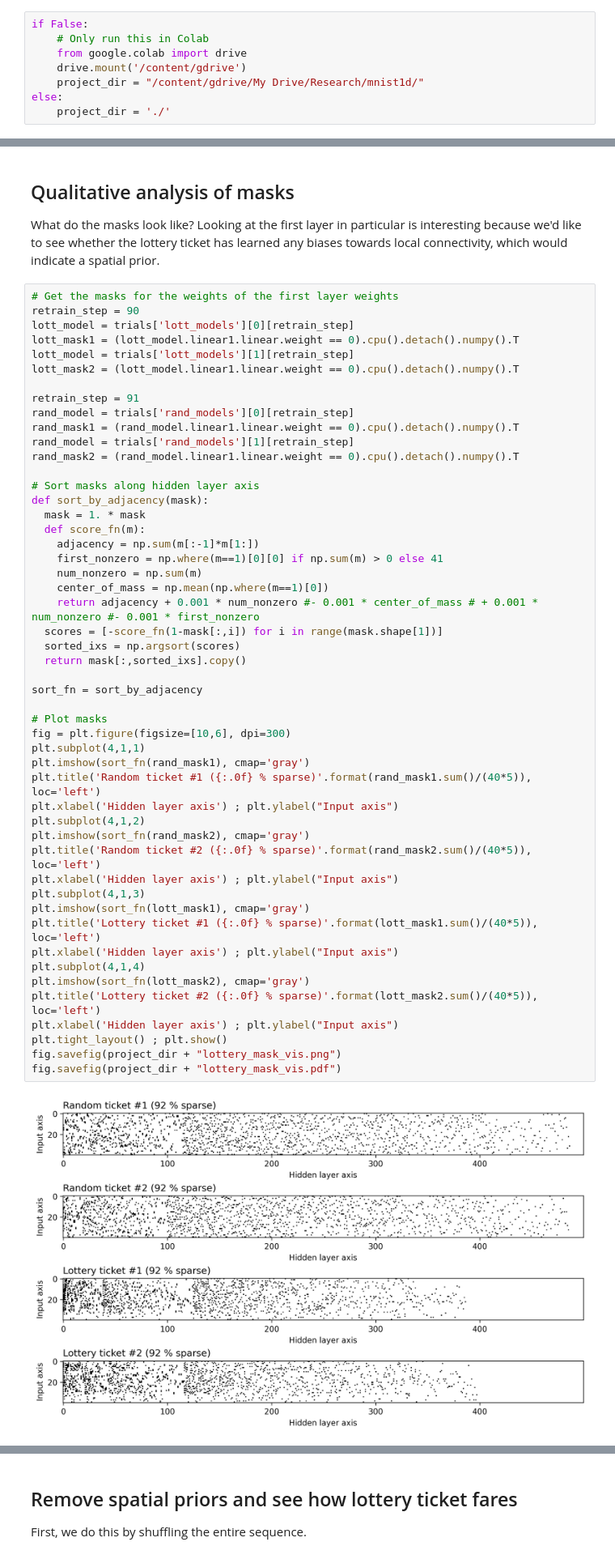
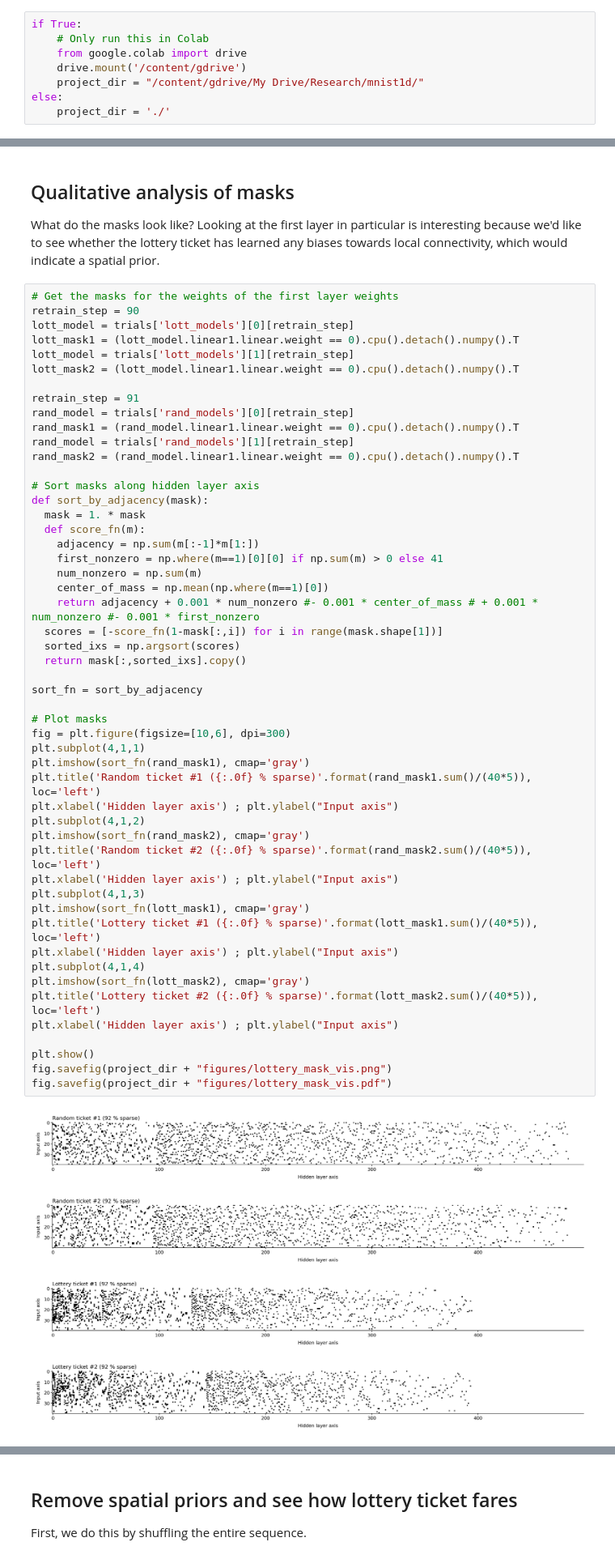
Before and after one commit to greydanus/mnist1d, a Jupyter notebook: notebooks/5. lottery_tickets.ipynb, the cells around one changed output, grey strips where cells are left out. Shown at 81% size. Cells and saved outputs as stored; diff of their text form.

```diff
--- a/notebooks/5. lottery_tickets.ipynb
+++ b/notebooks/5. lottery_tickets.ipynb
@@ -30,7 +30,7 @@ Using: cpu
 # %% [markdown]
 ## Only run this if you're in Google Colab
 # %%
-if False:
+if True:
     # Only run this in Colab
     from google.colab import drive
     drive.mount('/content/gdrive')
@@ -325,37 +329,38 @@ def sort_by_adjacency(mask):
     adjacency = np.sum(m[:-1]*m[1:])
     first_nonzero = np.where(m==1)[0][0] if np.sum(m) > 0 else 41
     num_nonzero = np.sum(m)
     center_of_mass = np.mean(np.where(m==1)[0])
     return adjacency + 0.001 * num_nonzero #- 0.001 * center_of_mass # + 0.001 * num_nonzero #- 0.001 * first_nonzero
   scores = [-score_fn(1-mask[:,i]) for i in range(mask.shape[1])]
   sorted_ixs = np.argsort(scores)
   return mask[:,sorted_ixs].copy()
 
 sort_fn = sort_by_adjacency
 
 # Plot masks
 fig = plt.figure(figsize=[10,6], dpi=300)
 plt.subplot(4,1,1)
 plt.imshow(sort_fn(rand_mask1), cmap='gray')
 plt.title('Random ticket #1 ({:.0f} % sparse)'.format(rand_mask1.sum()/(40*5)), loc='left')
 plt.xlabel('Hidden layer axis') ; plt.ylabel("Input axis")
 plt.subplot(4,1,2)
 plt.imshow(sort_fn(rand_mask2), cmap='gray')
 plt.title('Random ticket #2 ({:.0f} % sparse)'.format(rand_mask2.sum()/(40*5)), loc='left')
 plt.xlabel('Hidden layer axis') ; plt.ylabel("Input axis")
 plt.subplot(4,1,3)
 plt.imshow(sort_fn(lott_mask1), cmap='gray')
 plt.title('Lottery ticket #1 ({:.0f} % sparse)'.format(lott_mask1.sum()/(40*5)), loc='left')
 plt.xlabel('Hidden layer axis') ; plt.ylabel("Input axis")
 plt.subplot(4,1,4)
 plt.imshow(sort_fn(lott_mask2), cmap='gray')
 plt.title('Lottery ticket #2 ({:.0f} % sparse)'.format(lott_mask2.sum()/(40*5)), loc='left')
 plt.xlabel('Hidden layer axis') ; plt.ylabel("Input axis")
-plt.tight_layout() ; plt.show()
-fig.savefig(project_dir + "lottery_mask_vis.png")
-fig.savefig(project_dir + "lottery_mask_vis.pdf")
+
+plt.show()
+fig.savefig(project_dir + "figures/lottery_mask_vis.png")
+fig.savefig(project_dir + "figures/lottery_mask_vis.pdf")
 # %% [output]
-[figure, old version]
+[figure, new version]
 # %% [markdown]
 ## Let's make a new dataset (from the same distribution) to see how the ticket transfers
 Nuance: in order to properly evaluate a lottery ticket, we need to train it on a new dataset from the same distribution, and evaluate it on a new test set from the same distribution. This isn't done in other papers because it's hard to duplicate, eg CIFAR-10. But we can do it here.
```
Also changed, not shown: parts of 20 cells of this notebook.
